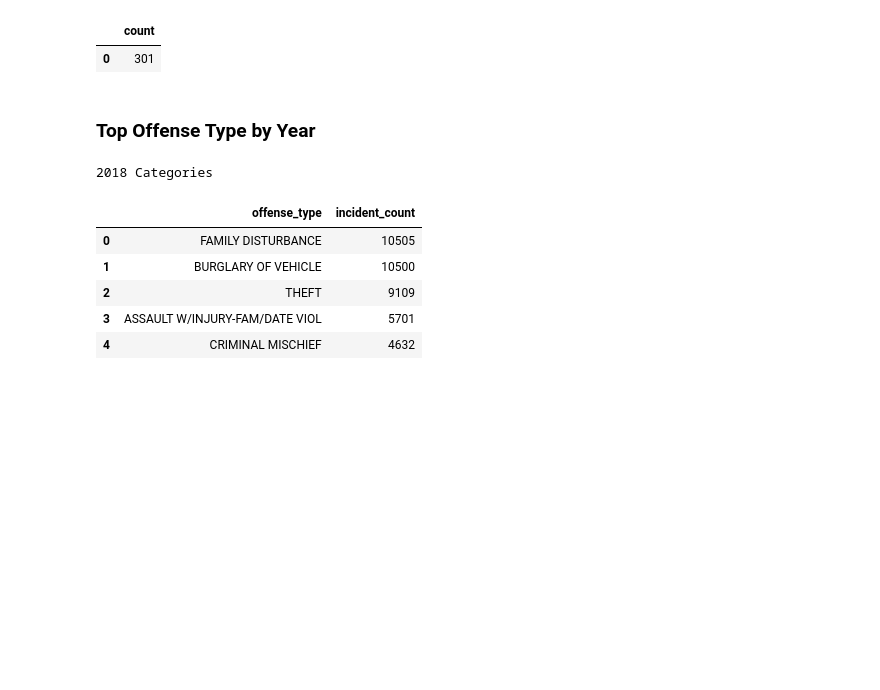
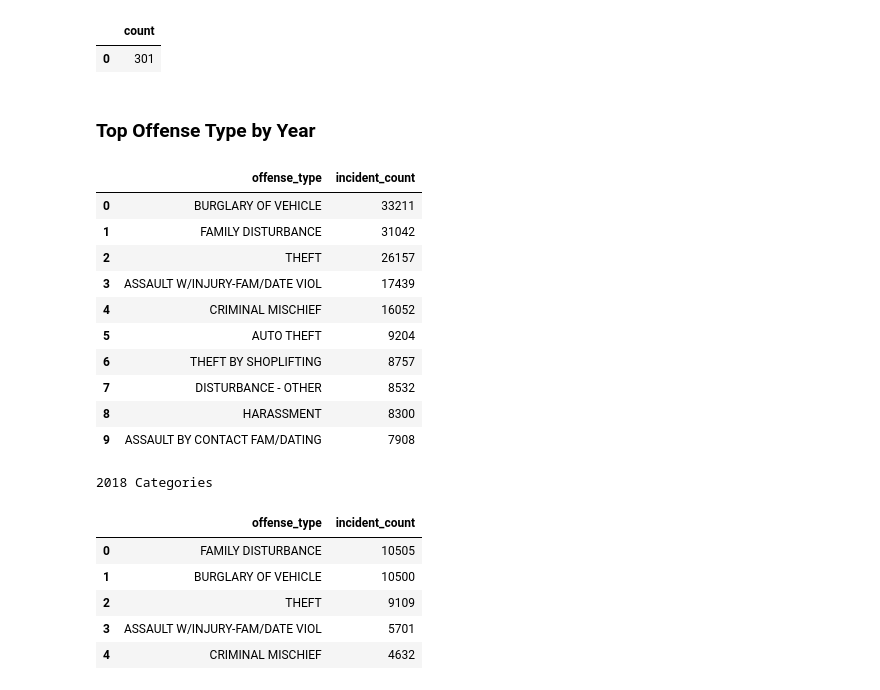
Before and after one commit to DonnieData/austin_crime_EDA, a Jupyter notebook: crime_data_EDA.ipynb, the cells around one changed output. Cells and saved outputs as stored; diff of their text form; code cells hidden in the pictures; blank space fills up the shorter version.

```diff
--- a/crime_data_EDA.ipynb
+++ b/crime_data_EDA.ipynb
@@ -70,6 +70,30 @@ count_offense_type.rename({'count':'Number of Offense Types'}, inplace=True)
 | 0 | 301 |
 # %% [markdown]
 ### Top Offense Type by Year
+# %%
+top_category_all  = db_frame(f'''SELECT of.offense_type,
+                            COUNT(cr.incident_report_number) as incident_count
+                            FROM crime_incidents as cr
+                            LEFT JOIN offense_type as of
+                            ON (cr.offense_code = of.offense_code)
+                            GROUP BY of.offense_type
+                            ORDER BY incident_count DESC
+                            LIMIT 10
+                            ;''')
+# %%
+top_category_all
+# %% [output]
+|  | offense_type | incident_count |
+| 0 | BURGLARY OF VEHICLE | 33211 |
+| 1 | FAMILY DISTURBANCE | 31042 |
+| 2 | THEFT | 26157 |
+| 3 | ASSAULT W/INJURY-FAM/DATE VIOL | 17439 |
+| 4 | CRIMINAL MISCHIEF | 16052 |
+| 5 | AUTO THEFT | 9204 |
+| 6 | THEFT BY SHOPLIFTING | 8757 |
+| 7 | DISTURBANCE - OTHER | 8532 |
+| 8 | HARASSMENT | 8300 |
+| 9 | ASSAULT BY CONTACT FAM/DATING | 7908 |
 # %%
 # create fucntion to return top categories based on year input
 def query_top_crime(year):
```
Also changed, not shown: 6 other files.
